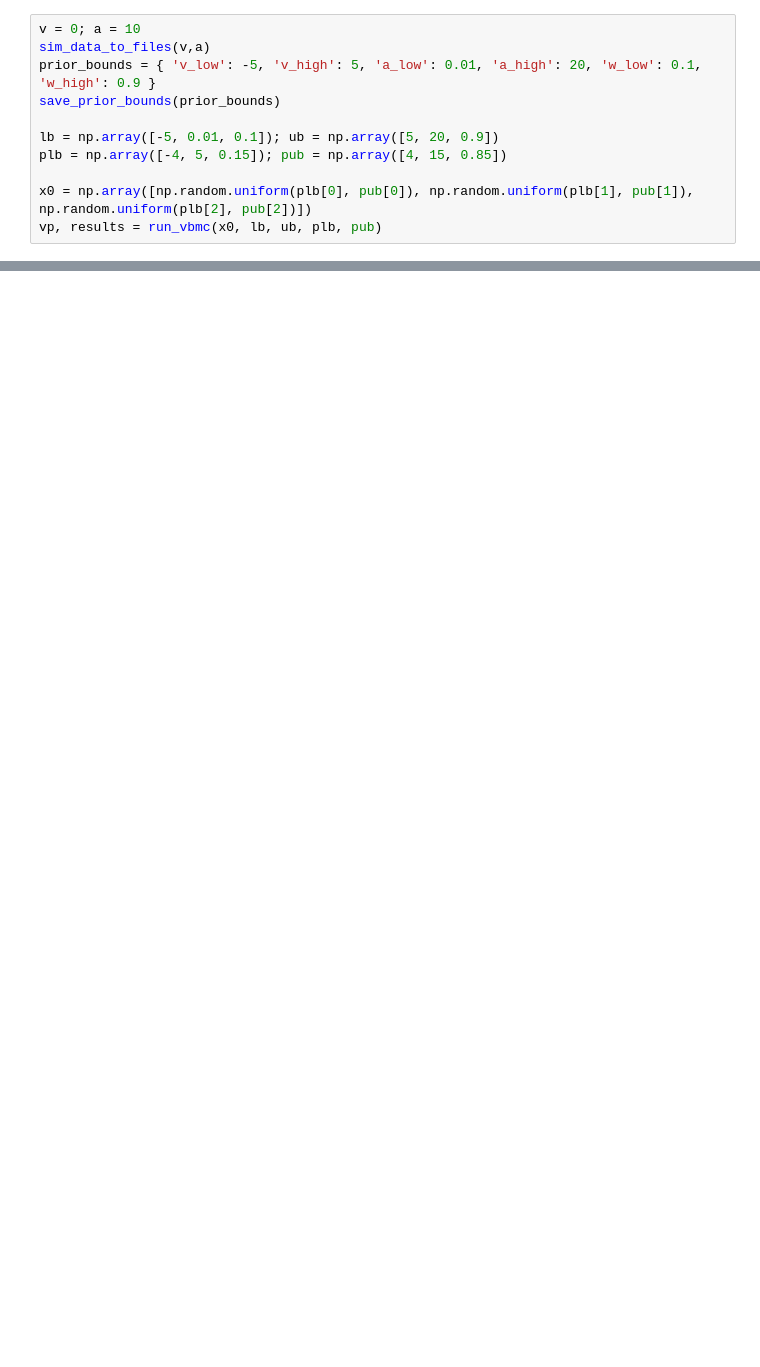
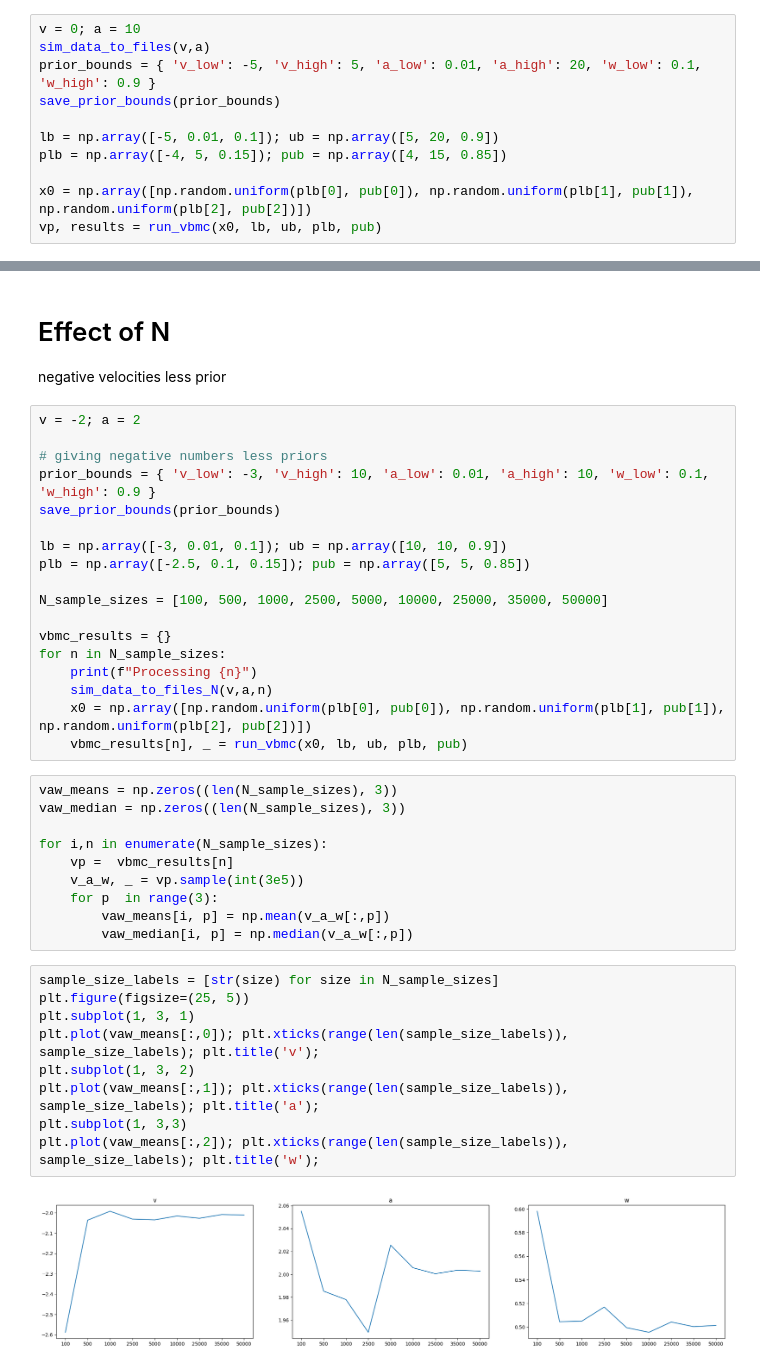
Before and after one commit to rakaar/ai_stats_notes, a Jupyter notebook: neural/ex_23_v2.ipynb, the cells around one changed output, grey strips where cells are left out. Cells and saved outputs as stored; diff of their text form; blank space fills up the shorter version.

```diff
--- a/neural/ex_23_v2.ipynb
+++ b/neural/ex_23_v2.ipynb
@@ -64,0 +56,43 @@ vbmc_plots(vp)
+# %% [markdown]
+# Effect of N
+
+negative velocities less prior
+# %%
+v = -2; a = 2
+
+# giving negative numbers less priors
+prior_bounds = { 'v_low': -3, 'v_high': 10, 'a_low': 0.01, 'a_high': 10, 'w_low': 0.1, 'w_high': 0.9 }
+save_prior_bounds(prior_bounds)
+
+lb = np.array([-3, 0.01, 0.1]); ub = np.array([10, 10, 0.9])
+plb = np.array([-2.5, 0.1, 0.15]); pub = np.array([5, 5, 0.85])
+
+N_sample_sizes = [100, 500, 1000, 2500, 5000, 10000, 25000, 35000, 50000]
+
+vbmc_results = {}
+for n in N_sample_sizes:
+    print(f"Processing {n}")
+    sim_data_to_files_N(v,a,n)
+    x0 = np.array([np.random.uniform(plb[0], pub[0]), np.random.uniform(plb[1], pub[1]), np.random.uniform(plb[2], pub[2])])
+    vbmc_results[n], _ = run_vbmc(x0, lb, ub, plb, pub)
+# %%
+vaw_means = np.zeros((len(N_sample_sizes), 3))
+vaw_median = np.zeros((len(N_sample_sizes), 3))
+
+for i,n in enumerate(N_sample_sizes):
+    vp =  vbmc_results[n]
+    v_a_w, _ = vp.sample(int(3e5))
+    for p  in range(3):
+        vaw_means[i, p] = np.mean(v_a_w[:,p])
+        vaw_median[i, p] = np.median(v_a_w[:,p])
+# %%
+sample_size_labels = [str(size) for size in N_sample_sizes]
+plt.figure(figsize=(25, 5))
+plt.subplot(1, 3, 1)
+plt.plot(vaw_means[:,0]); plt.xticks(range(len(sample_size_labels)), sample_size_labels); plt.title('v');
+plt.subplot(1, 3, 2)
+plt.plot(vaw_means[:,1]); plt.xticks(range(len(sample_size_labels)), sample_size_labels); plt.title('a');
+plt.subplot(1, 3,3)
+plt.plot(vaw_means[:,2]); plt.xticks(range(len(sample_size_labels)), sample_size_labels); plt.title('w');
+# %% [output]
+[figure, added]
```
Also changed, not shown: parts of 10 cells of this notebook, 2 other files.
